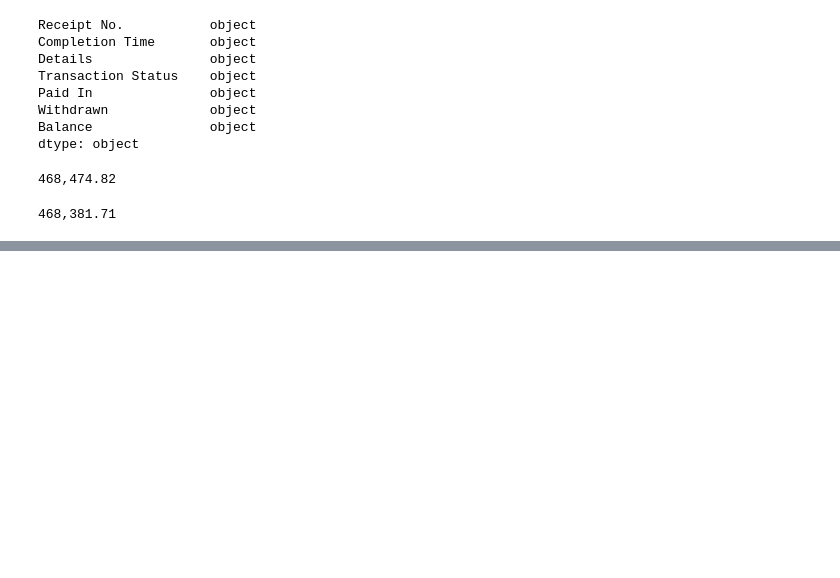
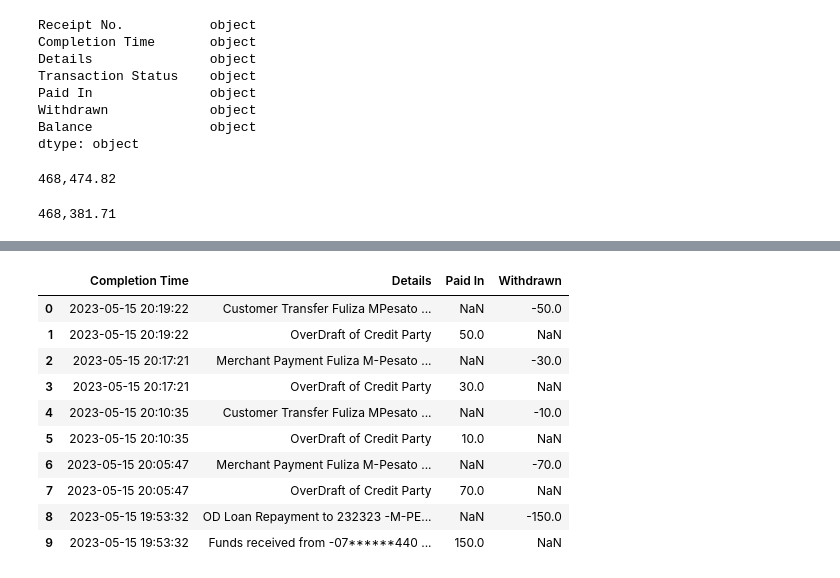
Before and after one commit to Murega14/mpesa_statement_analysis, a Jupyter notebook: mpesa.ipynb, the cells around one changed output, grey strips where cells are left out. Saved outputs shown, nothing was run; the diff lists cells and outputs as text; code cells hidden in the pictures; blank space fills up the shorter version.

```diff
--- a/mpesa.ipynb
+++ b/mpesa.ipynb
@@ -90,0 +100,14 @@ dtype: object
+# %%
+df_pivoted.head(10)
+# %% [output]
+|  | Completion Time | Details | Paid In | Withdrawn |
+| 0 | 2023-05-15 20:19:22 | Customer Transfer Fuliza MPesato ... | NaN | -50.0 |
+| 1 | 2023-05-15 20:19:22 | OverDraft of Credit Party | 50.0 | NaN |
+| 2 | 2023-05-15 20:17:21 | Merchant Payment Fuliza M-Pesato ... | NaN | -30.0 |
+| 3 | 2023-05-15 20:17:21 | OverDraft of Credit Party | 30.0 | NaN |
+| 4 | 2023-05-15 20:10:35 | Customer Transfer Fuliza MPesato ... | NaN | -10.0 |
+| 5 | 2023-05-15 20:10:35 | OverDraft of Credit Party | 10.0 | NaN |
+| 6 | 2023-05-15 20:05:47 | Merchant Payment Fuliza M-Pesato ... | NaN | -70.0 |
+| 7 | 2023-05-15 20:05:47 | OverDraft of Credit Party | 70.0 | NaN |
+| 8 | 2023-05-15 19:53:32 | OD Loan Repayment to 232323 -M-PE... | NaN | -150.0 |
+| 9 | 2023-05-15 19:53:32 | Funds received from -07******440 ... | 150.0 | NaN |
```
Also changed, not shown: parts of 28 cells of this notebook, 2 other files.
